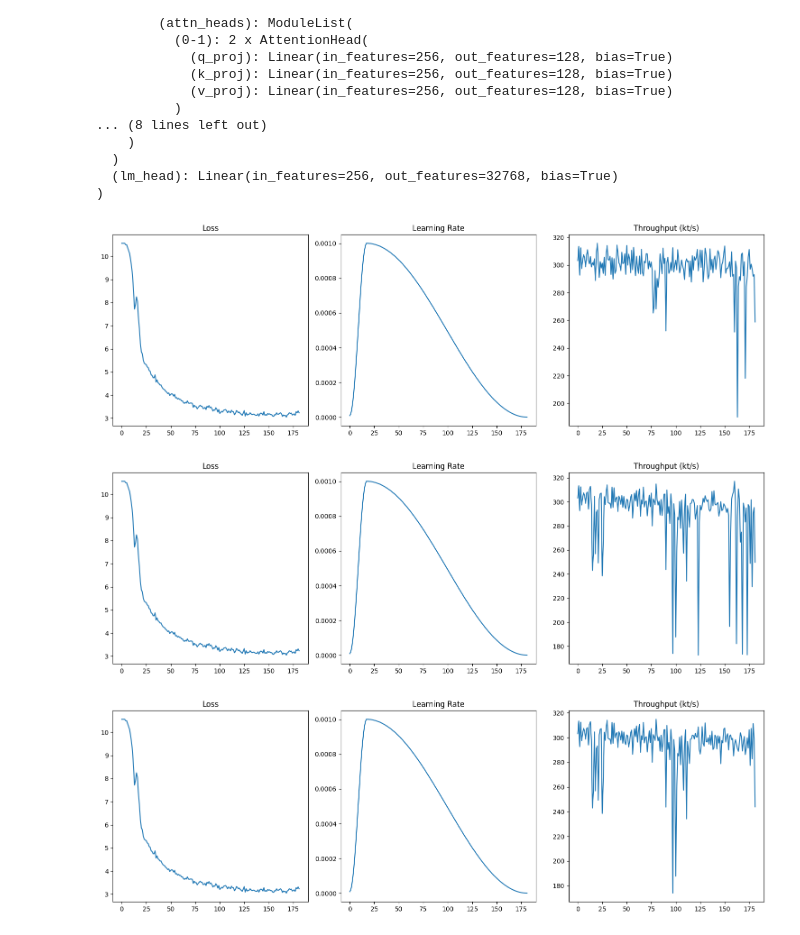
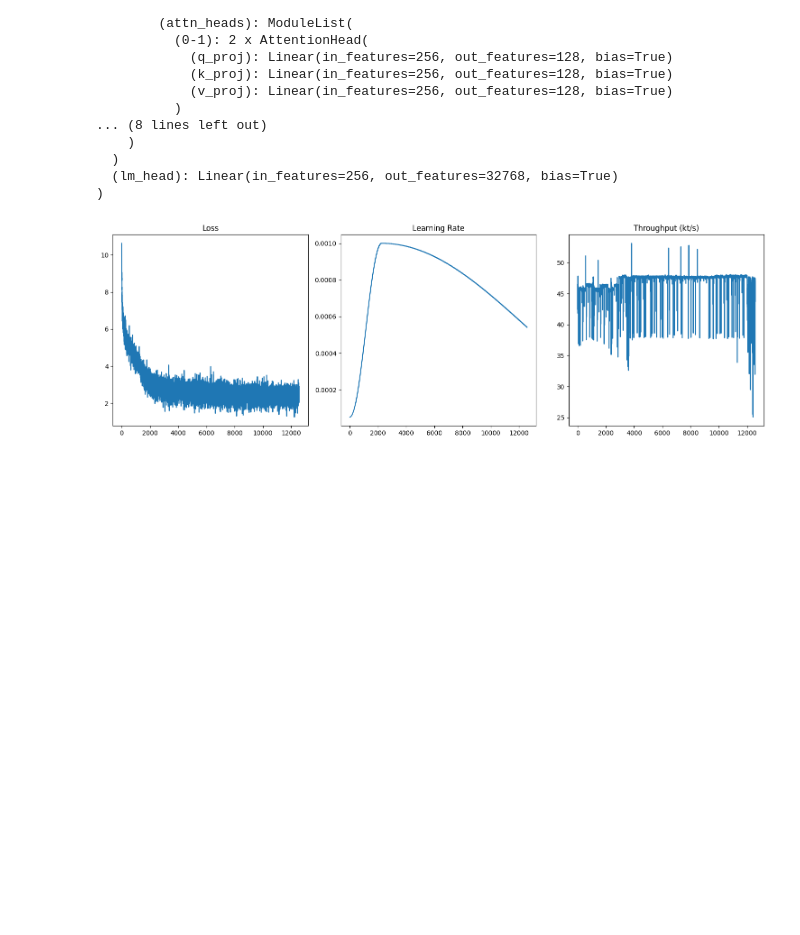
Before and after one commit to Larryvrh/transformer_from_scratch, a Jupyter notebook: vanilla_transformer.ipynb, the cells around one changed output. Drawn from its saved outputs; the diff is of its cells as text; code cells hidden in the pictures; blank space fills up the shorter version.

```diff
--- a/vanilla_transformer.ipynb
+++ b/vanilla_transformer.ipynb
@@ -585,18 +594,14 @@ def plot_train_logs(train_logs):
     plt.show()
 # %%
 checkpoint_list = [
-    'checkpoints/tinystories-valid/checkpoint-done-full/train_logs.pt',
-    'checkpoints/tinystories-valid/checkpoint-done-resume-120/train_logs.pt',
-    'checkpoints/tinystories-valid/checkpoint-done-resume-10/train_logs.pt'
+    'checkpoints/train-round1/checkpoint-12571/train_logs.pt',
 ]
 checkpoint_list = [torch.load(c) for c in checkpoint_list]
 
 for c in checkpoint_list:
     plot_train_logs(c)
 # %% [output]
-[figure, old version]
+[figure, new version]
-[figure, removed]
-[figure, removed]
 # %%
 def generate(model, tokenizer, prompt, temperature, top_p, rep_penalty,
              max_new_tokens=20, total_tokens=None,
```
Also changed, not shown: parts of 11 cells of this notebook, 1 other file.
